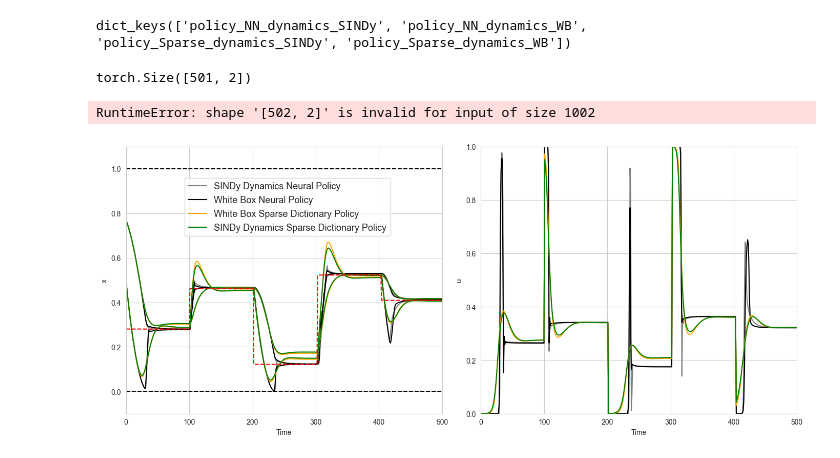
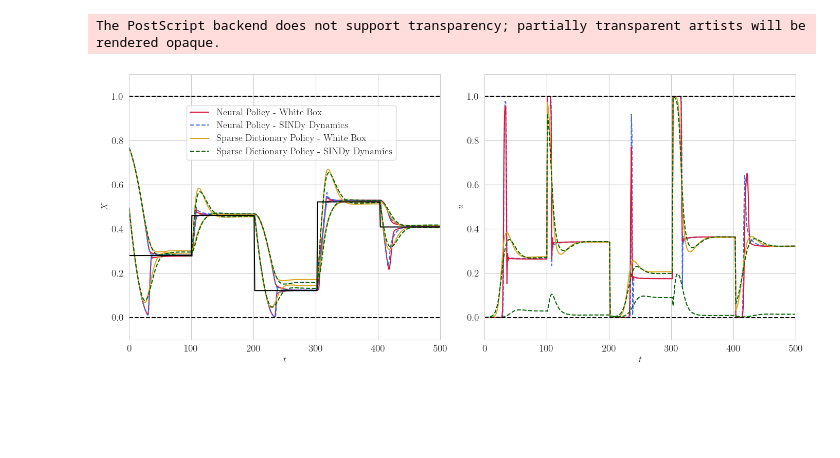
Before and after one commit to Alirezad126/SparseDPC, a Jupyter notebook: 5_Online_DPC/plots.ipynb, the cells around one changed output. Saved outputs shown, nothing was run; the diff lists cells and outputs as text; code cells hidden in the pictures; blank space fills up the shorter version.

```diff
--- a/5_Online_DPC/plots.ipynb
+++ b/5_Online_DPC/plots.ipynb
@@ -14,11 +14,3 @@ for i in range(2):
         with open(save_path, "rb") as f:
             loaded_data = pickle.load(f)
         results[policy_names[i] + "_" + dynamics_names[j]] = loaded_data
-# %%
-results.keys()
-# %% [output]
-dict_keys(['policy_NN_dynamics_SINDy', 'policy_NN_dynamics_WB', 'policy_Sparse_dynamics_SINDy', 'policy_Sparse_dynamics_WB'])
-# %%
-results['policy_NN_dynamics_SINDy']['traj']['r'][0].shape
-# %% [output]
-torch.Size([501, 2])
@@ -27,7 +17,3 @@ nsteps = len(results['policy_NN_dynamics_SINDy']['traj']['r'][0])-1
-# %%
-results['policy_NN_dynamics_SINDy']['traj']['xn'].detach().reshape(nsteps + 1, 2).numpy()[:,:]
-# %% [output]
-RuntimeError: shape '[502, 2]' is invalid for input of size 1002
 # %%
 import matplotlib.pyplot as plt
 import numpy as np
@@ -36,49 +22,71 @@ import seaborn as sns
 nsteps = len(results['policy_NN_dynamics_SINDy']['traj']['r'][0])-1
 
 sns.set_style('whitegrid')
+
+plt.rcParams.update({
+    "text.usetex": True,
+    "font.family": "serif",
+    "font.size": 12
+})
+
 # Generate sample data (Replace these with your actual data)
 time = np.arange(nsteps+1)  # Time steps
 
 # Create figure and axes
 fig, axes = plt.subplots(1, 2, figsize=(14, 6))  # Two subplots side by side
 
 # Plot x vs Time
-axes[0].plot(time, results['policy_NN_dynamics_SINDy']['traj']['xn'].detach().reshape(nsteps + 1, 2).numpy()[:,0], color='grey', label='SINDy Dynamics Neural Policy')
-axes[0].plot(time, results['policy_NN_dynamics_SINDy']['traj']['xn'].detach().reshape(nsteps + 1, 2).numpy()[:,1], color='grey')
 
-axes[0].plot(time, results['policy_NN_dynamics_WB']['traj']['xn'].detach().reshape(nsteps + 1, 2).numpy()[:,0], color='black', label='White Box Neural Policy')
-axes[0].plot(time, results['policy_NN_dynamics_WB']['traj']['xn'].detach().reshape(nsteps + 1, 2).numpy()[:,1], color='black')
 
-axes[0].plot(time, results['policy_Sparse_dynamics_WB']['traj']['xn'].detach().reshape(nsteps + 1, 2).numpy()[:,0], color='orange', label='White Box Sparse Dictionary Policy')
-axes[0].plot(time, results['policy_Sparse_dynamics_WB']['traj']['xn'].detach().reshape(nsteps + 1, 2).numpy()[:,1], color='orange')
+axes[0].plot(time, results['policy_NN_dynamics_WB']['traj']['xn'].detach().reshape(nsteps + 1, 2).numpy()[:,0], color='#DC143C', label='Neural Policy - White Box', lw=1.5)
+axes[0].plot(time, results['policy_NN_dynamics_WB']['traj']['xn'].detach().reshape(nsteps + 1, 2).numpy()[:,1], color='#DC143C', lw=1.5)
 
-axes[0].plot(time, results['policy_Sparse_dynamics_SINDy']['traj']['xn'].detach().reshape(nsteps + 1, 2).numpy()[:,0], color='green', label='SINDy Dynamics Sparse Dictionary Policy')
-axes[0].plot(time, results['policy_Sparse_dynamics_SINDy']['traj']['xn'].detach().reshape(nsteps + 1, 2).numpy()[:,1], color='green')
+axes[0].plot(time, results['policy_NN_dynamics_SINDy']['traj']['xn'].detach().reshape(nsteps + 1, 2).numpy()[:,0], color='#4169E1', label='Neural Policy - SINDy Dynamics', linestyle='--', lw=1.5)
+axes[0].plot(time, results['policy_NN_dynamics_SINDy']['traj']['xn'].detach().reshape(nsteps + 1, 2).numpy()[:,1], color='#4169E1', linestyle='--', lw=1.5)
 
-axes[0].set_xlabel("Time")
-axes[0].set_ylabel("x")
+axes[0].plot(time, results['policy_Sparse_dynamics_WB']['traj']['xn'].detach().reshape(nsteps + 1, 2).numpy()[:,0], color='#DAA520', label='Sparse Dictionary Policy - White Box', lw=1.5)
+axes[0].plot(time, results['policy_Sparse_dynamics_WB']['traj']['xn'].detach().reshape(nsteps + 1, 2).numpy()[:,1], color='#DAA520', lw=1.5)
+
+
+axes[0].plot(time, results['policy_Sparse_dynamics_SINDy']['traj']['xn'].detach().reshape(nsteps + 1, 2).numpy()[:,0], color='#006400', label='Sparse Dictionary Policy - SINDy Dynamics', linestyle='--', lw=1.5)
+axes[0].plot(time, results['policy_Sparse_dynamics_SINDy']['traj']['xn'].detach().reshape(nsteps + 1, 2).numpy()[:,1], color='#006400', linestyle='--', lw=1.5)
+
+
+
+axes[0].set_xlabel(r"$t$")
+axes[0].set_ylabel(r"$X$")
 axes[0].set_xlim([0, nsteps])
 axes[0].set_ylim([-0.1, 1.1])
 axes[0].hlines([0, 1], xmin=0, xmax=500.0, colors='black', linestyles='dashed')  # Reference lines
-axes[0].plot(time, results['policy_Sparse_dynamics_SINDy']['traj']['r'].detach().reshape(nsteps + 1, 2).numpy()[:,0], 'r--')  # Red dashed line for reference
+axes[0].plot(time, results['policy_Sparse_dynamics_SINDy']['traj']['r'].detach().reshape(nsteps + 1, 2).numpy()[:,0], 'black')  # Red dashed line for reference
 
 # Generate sample data (Replace these with your actual data)
 time = np.arange(nsteps)
 # Plot u vs Time
-axes[1].plot(time, results['policy_NN_dynamics_SINDy']['traj']['u'].detach().reshape(nsteps, 2).numpy()[:,0], color='grey', label='SINDy Dynamics Neural Policy')
-axes[1].plot(time, results['policy_NN_dynamics_WB']['traj']['u'].detach().reshape(nsteps, 2).numpy()[:,0], color='black', label='White Box Neural Policy')
-axes[1].plot(time, results['policy_Sparse_dynamics_WB']['traj']['u'].detach().reshape(nsteps, 2).numpy()[:,0], color='orange', label='White Box Sparse Dictionary Policy')
-axes[1].plot(time, results['policy_Sparse_dynamics_SINDy']['traj']['u'].detach().reshape(nsteps, 2).numpy()[:,0], color='green', label='SINDy Dynamics Sparse Dictionary Policy')
-axes[1].set_xlabel("Time")
-axes[1].set_ylabel("u")
+axes[1].plot(time, results['policy_NN_dynamics_SINDy']['traj']['u'].detach().reshape(nsteps, 2).numpy()[:,0], color='#4169E1', label='SINDy Dynamics Neural Policy', linestyle='--', lw=1.5)
+axes[1].plot(time, results['policy_NN_dynamics_WB']['traj']['u'].detach().reshape(nsteps, 2).numpy()[:,0], color='#DC143C', label='White Box Neural Policy')
+axes[1].plot(time, results['policy_Sparse_dynamics_WB']['traj']['u'].detach().reshape(nsteps, 2).numpy()[:,0], color='#DAA520', label='White Box Sparse Dictionary Policy')
+axes[1].plot(time, results['policy_Sparse_dynamics_SINDy']['traj']['u'].detach().reshape(nsteps, 2).numpy()[:,0], color='#006400', label='SINDy Dynamics Sparse Dictionary Policy', linestyle='--', lw=1.5)
+axes[1].plot(time, results['policy_Sparse_dynamics_SINDy']['traj']['u'].detach().reshape(nsteps, 2).numpy()[:,1], color='#006400', label='SINDy Dynamics Sparse Dictionary Policy', linestyle='--', lw=1.5)
+
+axes[1].set_xlabel(r"$t$")
+axes[1].set_ylabel(r"$u$")
 axes[1].set_xlim([0, nsteps])
-axes[1].set_ylim([0, 1])
+axes[1].set_ylim([-0.1, 1.1])
+axes[1].hlines([0, 1], xmin=0, xmax=500.0, colors='black', linestyles='dashed')  # Reference lines
 
+axes[0].tick_params(axis='x', rotation=0, labelsize=14)
+axes[0].tick_params(axis='y', rotation=0, labelsize=14)
+
+axes[1].tick_params(axis='x', rotation=0, labelsize=14)
+axes[1].tick_params(axis='y', rotation=0, labelsize=14)
 # Add legend
 axes[0].legend(loc='upper left', bbox_to_anchor=(0.17, 0.90), fontsize=13)
 
 # Show the plot
 plt.tight_layout()
+fig.savefig(fname="results/TwoTank/TwoTank_Policies_Comparison.eps", format="eps", bbox_inches="tight")
 plt.show()
 # %% [output]
+The PostScript backend does not support transparency; partially transparent artists will be rendered opaque.
-[figure, old version]
+[figure, new version]
```
Also changed, not shown: parts of 1 cell of this notebook, 10 other files.
